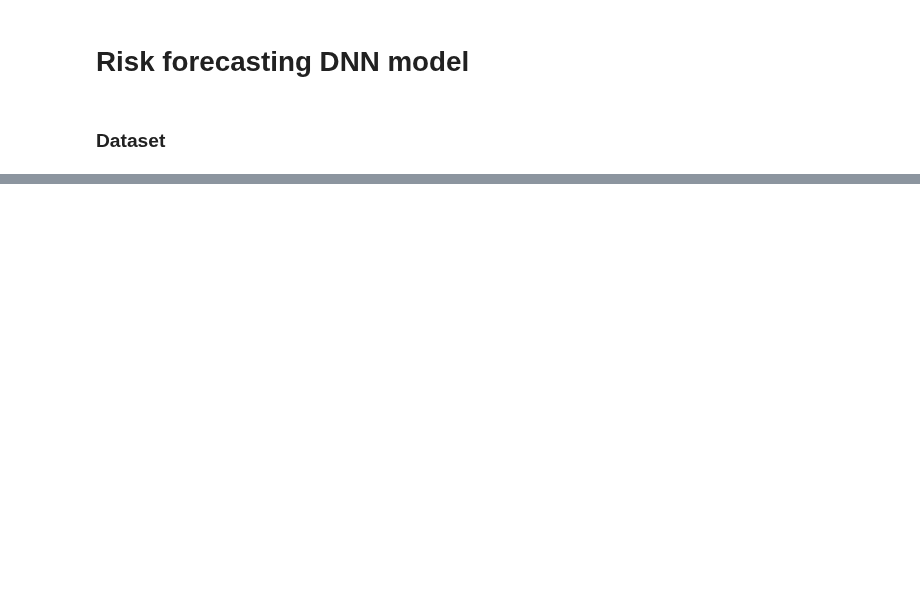
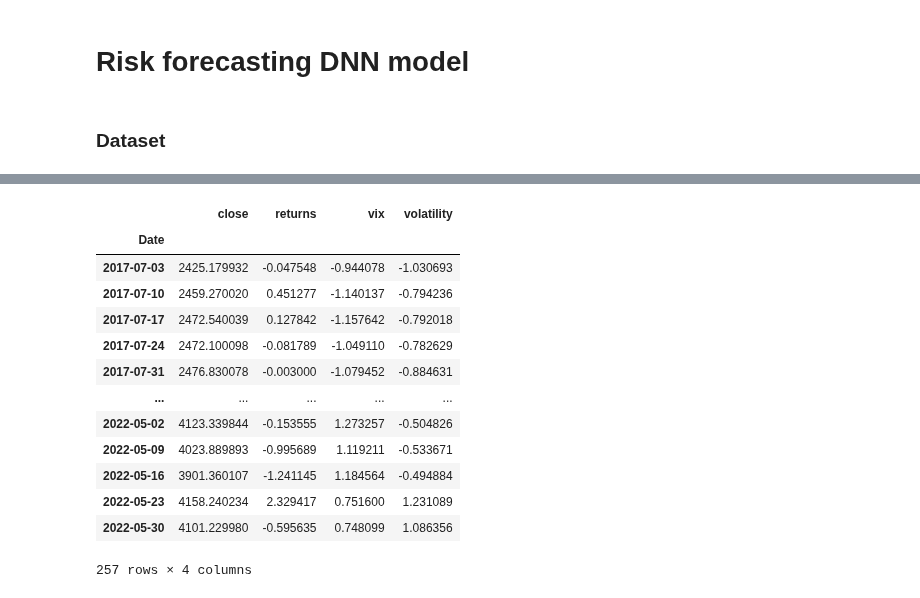
Before and after one commit to gittmp/sustainable-risk-modelling, a Jupyter notebook: Program/risk-forecasting.ipynb, the cells around one changed output, grey strips where cells are left out. Drawn from its saved outputs; the diff is of its cells as text; code cells hidden in the pictures; blank space fills up the shorter version.

```diff
--- a/Program/risk-forecasting.ipynb
+++ b/Program/risk-forecasting.ipynb
@@ -40,0 +13,47 @@ Name: Close, Length: 549, dtype: float64
+# %%
+# fetch closing values
+sp500 = '^GSPC'
+period='5y'
+interval='1wk'
+
+sp500_data = yf.Ticker(sp500)
+sp500_history = sp500_data.history(period=period, interval=interval)
+close = sp500_history.Close.loc[sp500_history.Close != 0][:-1]
+
+# compute logarithmic returns
+log_returns = np.log(close) - np.log(close.shift(1))
+log_returns.dropna(inplace=True)
+
+# fetch VIX volatility data
+vix = '^VIX'
+vix_data = yf.Ticker(vix)
+vix_history = vix_data.history(period=period, interval=interval)
+vix_close = vix_history.Close.loc[vix_history.Close != 0][:-1]
+
+# compute numerical volitility as standard deviation over 5-point rolling window
+volatility = close.pct_change().rolling(5).std()
+
+# generate dataframe of closing prices and log returns
+X = pd.DataFrame({
+    'close': close,
+    'returns': (log_returns - log_returns.mean()) / log_returns.std(),
+    'vix': (vix_close - vix_close.mean()) / vix_close.std(),
+    'volatility': (volatility - volatility.mean()) / volatility.std()
+})
+X.dropna(inplace=True)
+X
+# %% [output]
+|  | close | returns | vix | volatility |
+| Date |  |  |  |  |
+| 2017-07-03 | 2425.179932 | -0.047548 | -0.944078 | -1.030693 |
+| 2017-07-10 | 2459.270020 | 0.451277 | -1.140137 | -0.794236 |
+| 2017-07-17 | 2472.540039 | 0.127842 | -1.157642 | -0.792018 |
+| 2017-07-24 | 2472.100098 | -0.081789 | -1.049110 | -0.782629 |
+| 2017-07-31 | 2476.830078 | -0.003000 | -1.079452 | -0.884631 |
+| ... | ... | ... | ... | ... |
+| 2022-05-02 | 4123.339844 | -0.153555 | 1.273257 | -0.504826 |
+| 2022-05-09 | 4023.889893 | -0.995689 | 1.119211 | -0.533671 |
+| 2022-05-16 | 3901.360107 | -1.241145 | 1.184564 | -0.494884 |
+| 2022-05-23 | 4158.240234 | 2.329417 | 0.751600 | 1.231089 |
+| 2022-05-30 | 4101.229980 | -0.595635 | 0.748099 | 1.086356 |
+257 rows × 4 columns
```
Also changed, not shown: parts of 2 cells of this notebook.
